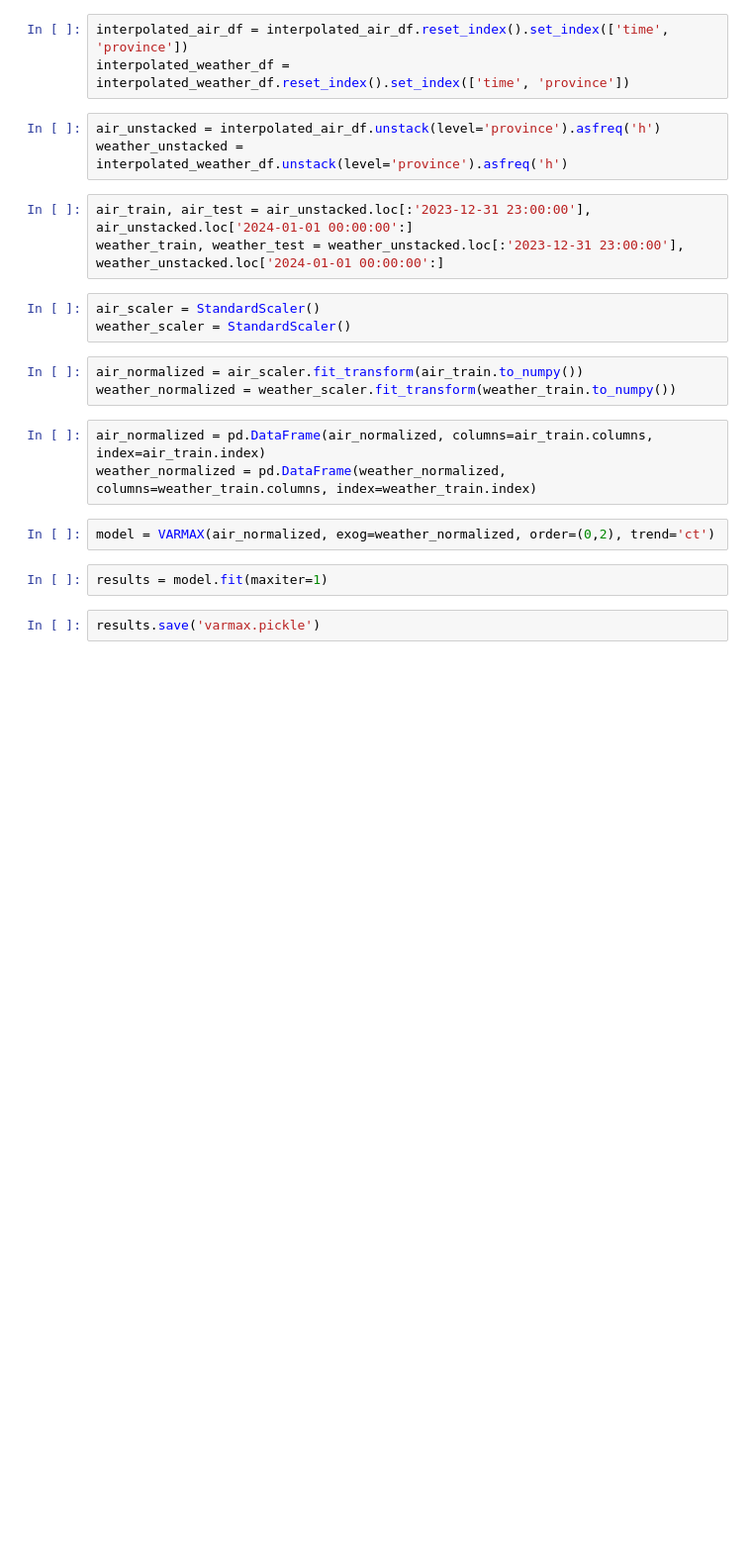
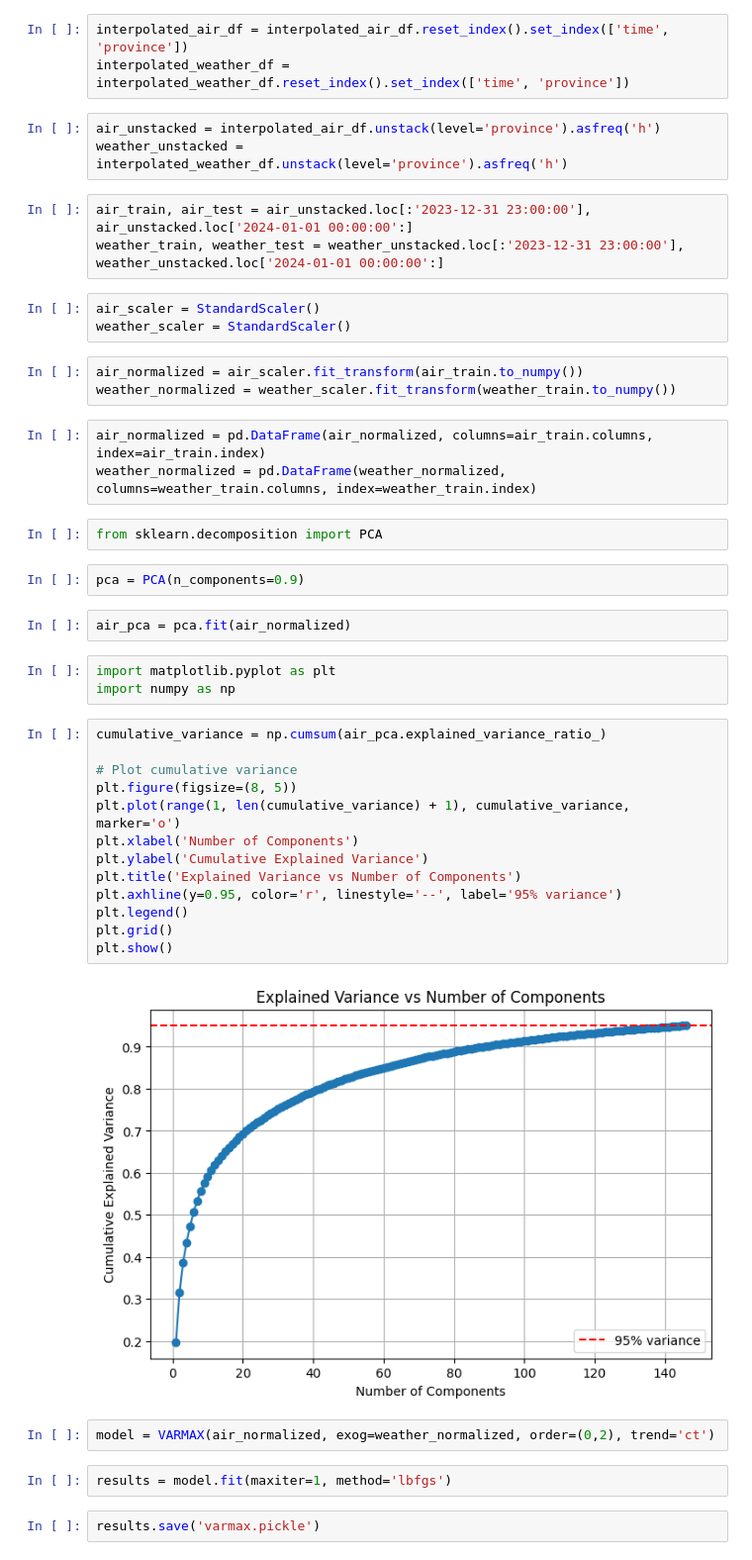
Before and after one commit to lucasnguyen2k4/ds_project, a Jupyter notebook: varmax.ipynb, the cells around one changed output. Shown at 99% size. Cells and saved outputs as stored; diff of their text form; blank space fills up the shorter version.

```diff
--- a/varmax.ipynb
+++ b/varmax.ipynb
@@ -23,9 +23,33 @@ weather_normalized = weather_scaler.fit_transform(weather_train.to_numpy())
 # %%
 air_normalized = pd.DataFrame(air_normalized, columns=air_train.columns, index=air_train.index)
 weather_normalized = pd.DataFrame(weather_normalized, columns=weather_train.columns, index=weather_train.index)
+# %%
+from sklearn.decomposition import PCA
+# %%
+pca = PCA(n_components=0.9)
+# %%
+air_pca = pca.fit(air_normalized)
+# %%
+import matplotlib.pyplot as plt
+import numpy as np
+# %%
+cumulative_variance = np.cumsum(air_pca.explained_variance_ratio_)
+
+# Plot cumulative variance
+plt.figure(figsize=(8, 5))
+plt.plot(range(1, len(cumulative_variance) + 1), cumulative_variance, marker='o')
+plt.xlabel('Number of Components')
+plt.ylabel('Cumulative Explained Variance')
+plt.title('Explained Variance vs Number of Components')
+plt.axhline(y=0.95, color='r', linestyle='--', label='95% variance')
+plt.legend()
+plt.grid()
+plt.show()
+# %% [output]
+[figure, added]
 # %%
 model = VARMAX(air_normalized, exog=weather_normalized, order=(0,2), trend='ct')
 # %%
-results = model.fit(maxiter=1)
+results = model.fit(maxiter=1, method='lbfgs')
 # %%
 results.save('varmax.pickle')
```
